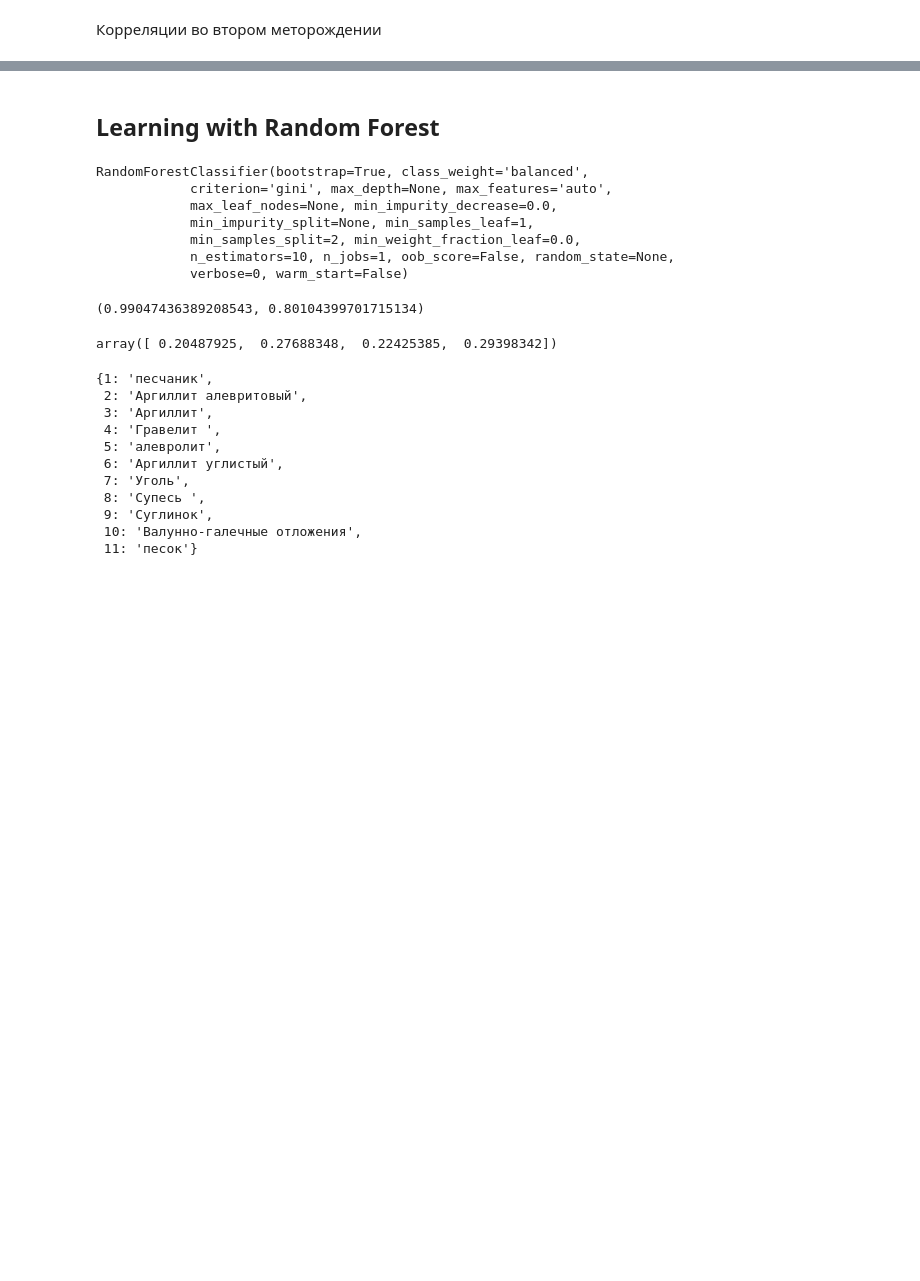
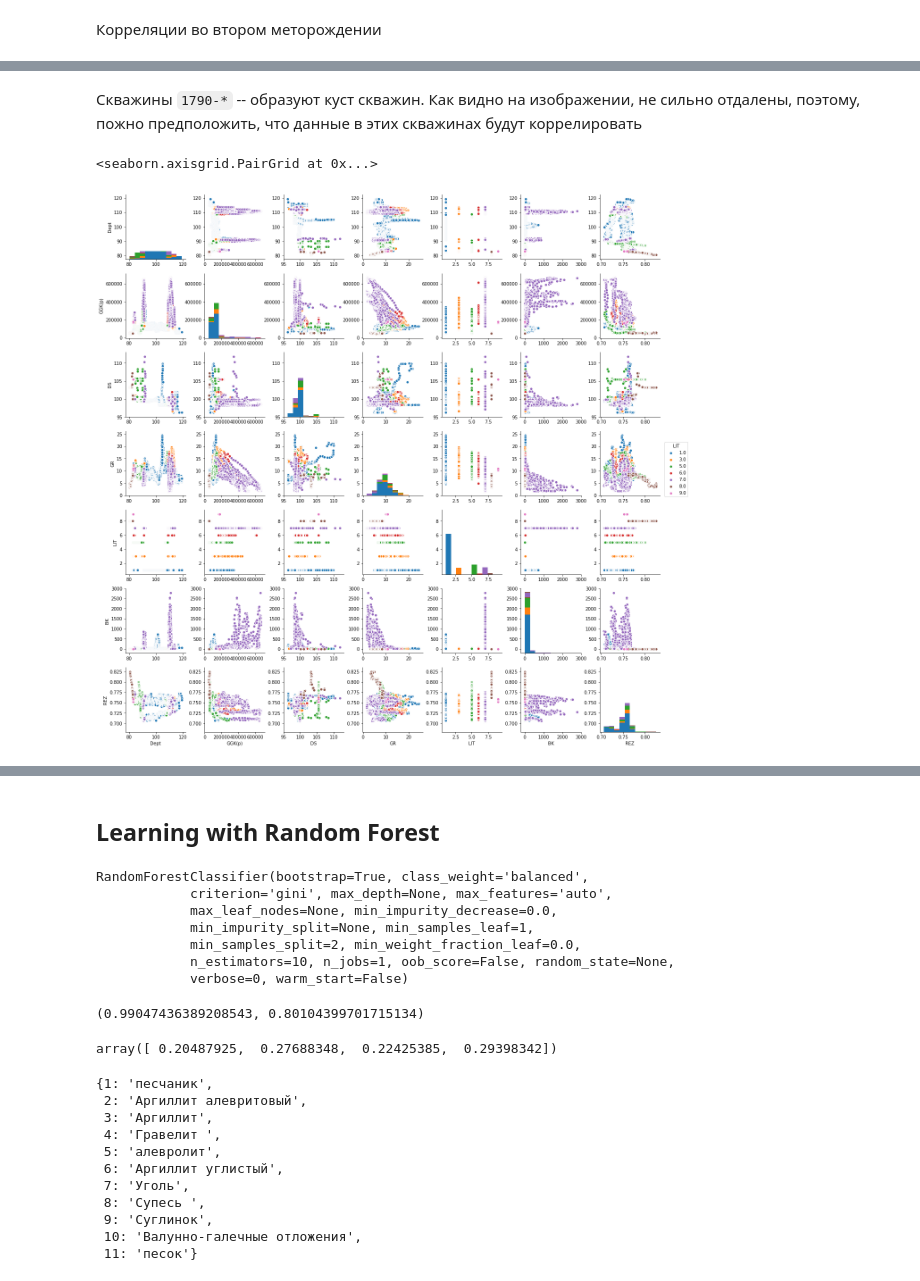
Before and after one commit to churnikov/carrot, a Jupyter notebook: nikita/digdes_data_analysis.ipynb, the cells around one changed output, grey strips where cells are left out. Cells and saved outputs as stored; diff of their text form; code cells hidden in the pictures; blank space fills up the shorter version.

```diff
--- a/nikita/digdes_data_analysis.ipynb
+++ b/nikita/digdes_data_analysis.ipynb
@@ -290,0 +270,9 @@ sns.heatmap(pd.concat([dtf_1790_1[dtf_1790_1.Dept > 100], dtf_1790_2[dtf_1790_2.
+# %% [markdown]
+Скважины `1790-*` -- образуют куст скважин. Как видно на изображении, не сильно отдалены, поэтому, пожно предположить, что данные в этих скважинах будут коррелировать
+# %%
+sns.pairplot(pd.concat([dtfs_first['1790-1'].dropna(), dtfs_first['1790-2'].dropna(),
+                        dtfs_first['1790-3'].dropna(), dtfs_first['1790-4'].dropna()],
+                       ignore_index=True), hue='LIT')
+# %% [output]
+<seaborn.axisgrid.PairGrid at 0x...>
+[figure, added]
```
Also changed, not shown: parts of 58 cells of this notebook.
